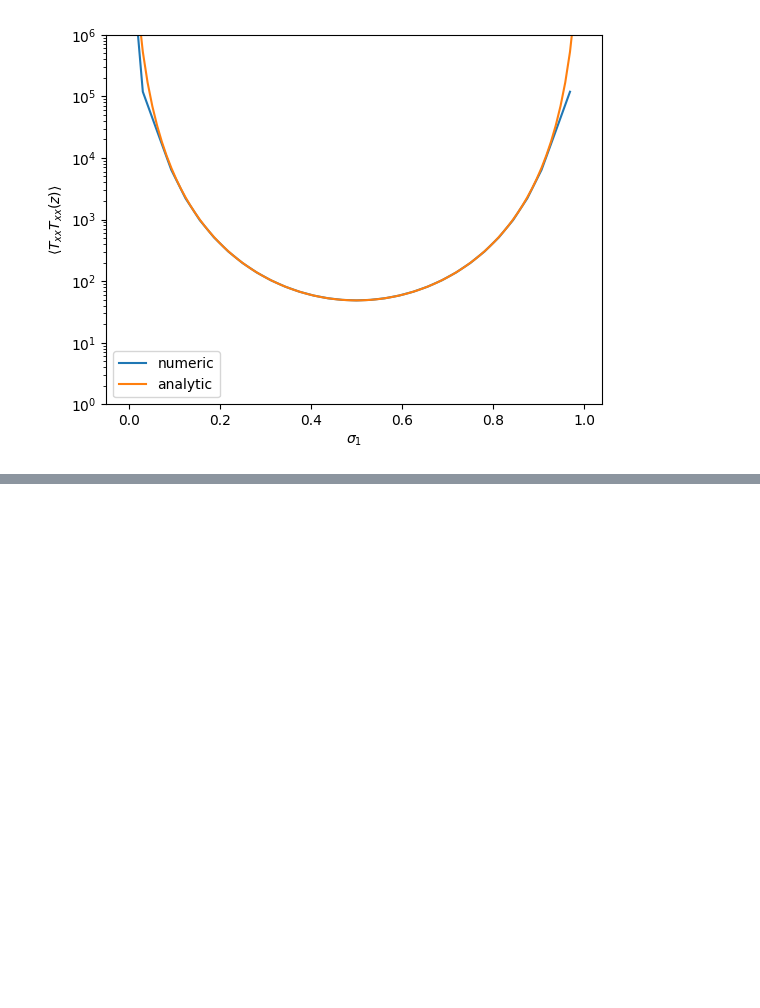
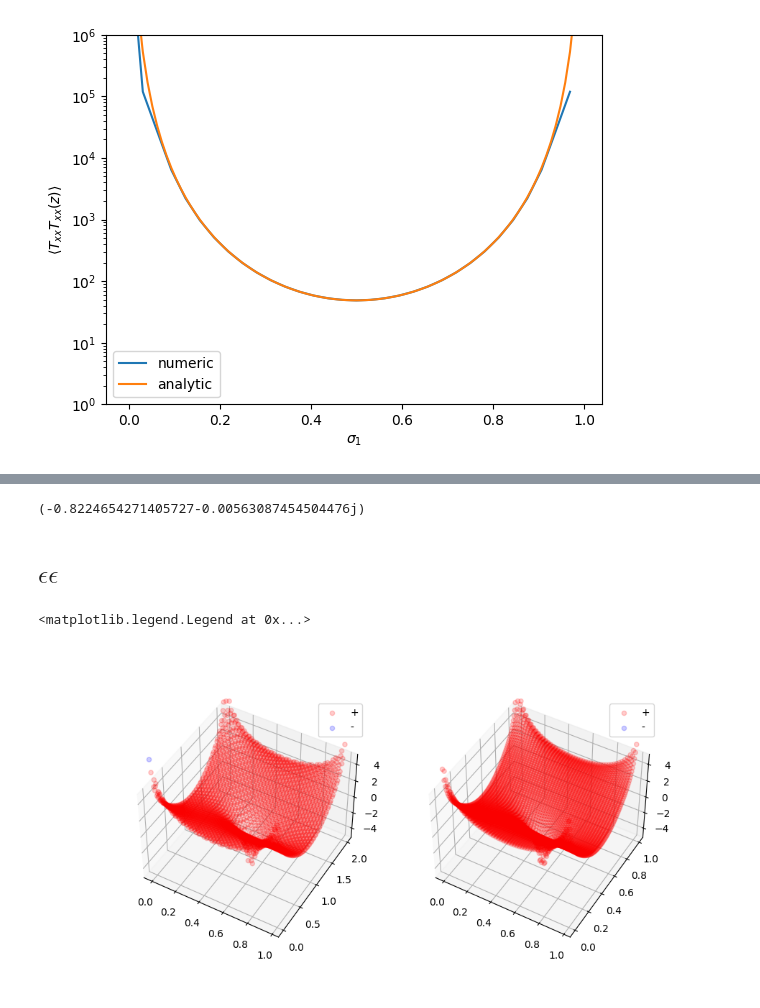
Before and after one commit to nobuyukimatsumoto68/fermion, a Jupyter notebook: analysis/analysis_combined.ipynb, the cells around one changed output, grey strips where cells are left out. Drawn from its saved outputs; the diff is of its cells as text; code cells hidden in the pictures; blank space fills up the shorter version.

```diff
--- a/analysis/analysis_combined.ipynb
+++ b/analysis/analysis_combined.ipynb
@@ -647,0 +752,58 @@ plt.savefig('../plt/TxxTxy_slant.pdf',bbox_inches='tight')
+# %%
+0.25*e2
+# %% [output]
+(-0.8224654271405727-0.00563087454504476j)
+# %% [markdown]
+## $\epsilon \epsilon$
+# %%
+eps = np.loadtxt("../data/m0.000000Lx48Ly96alat0.010000nu3eps_corr.dat")
+# %%
+tmp = np.array([[ [xx, yy, np.abs( P3(xx+tau*yy) )**2 ]
+                 for xx in np.arange(0,Lx)/Lx] for yy in np.arange(0,Ly)/Ly ])
+tmp2 = tmp.flatten()
+epseps_analytic=np.array(np.split(tmp2, tmp2.shape[0]/3))
+# %%
+tmpx = eps.T[0]
+tmpy = eps.T[1]
+tmpzr = eps.T[2]
+tmpzi = eps.T[3]
+res_ = []
+
+for i in range(len(eps.T[0])):
+    res_.append( [ tmpx[i]/Lx, tmpy[i]/Lx, (2.0*np.pi)**2 * (tmpzr[i]+1.0j*tmpzi[i])/r**4 ] )
+epseps = np.array(res_)
+# %%
+plt.close()
+fig = plt.figure(figsize=plt.figaspect(0.5))
+
+#################
+
+ax = fig.add_subplot(121, projection='3d')
+ax.view_init(elev=45., azim=-60)
+
+ax.scatter(epseps.T[0], epseps.T[1], np.log(np.real(epseps.T[2])), c='r', marker='o', label="+", alpha=0.2)
+ax.scatter(epseps.T[0], epseps.T[1], np.log(-np.real(epseps.T[2])), c='b', marker='o', label="-", alpha=0.2)
+ax.set_zlim( -5, 5)
+
+ax.legend()
+
+#################
+
+ax = fig.add_subplot(122, projection='3d')
+ax.view_init(elev=45., azim=-60)
+ax.scatter(epseps_analytic.T[0], epseps_analytic.T[1],
+           np.log(np.real(epseps_analytic.T[2])), c='r', marker='o', label="+", alpha=0.2)
+ax.scatter(epseps_analytic.T[0], epseps_analytic.T[1],
+           np.log(np.real(-epseps_analytic.T[2])), c='b', marker='o', label="-", alpha=0.2)
+ax.set_zlim( -5, 5)
+
+ax.legend()
+
+# #################
+
+# fig.tight_layout()
+
+# plt.savefig('../plt/re_xixi_above.pdf',bbox_inches='tight')
+# %% [output]
+<matplotlib.legend.Legend at 0x...>
+[figure, added]
```
Also changed, not shown: parts of 38 cells of this notebook, 5 other files.
